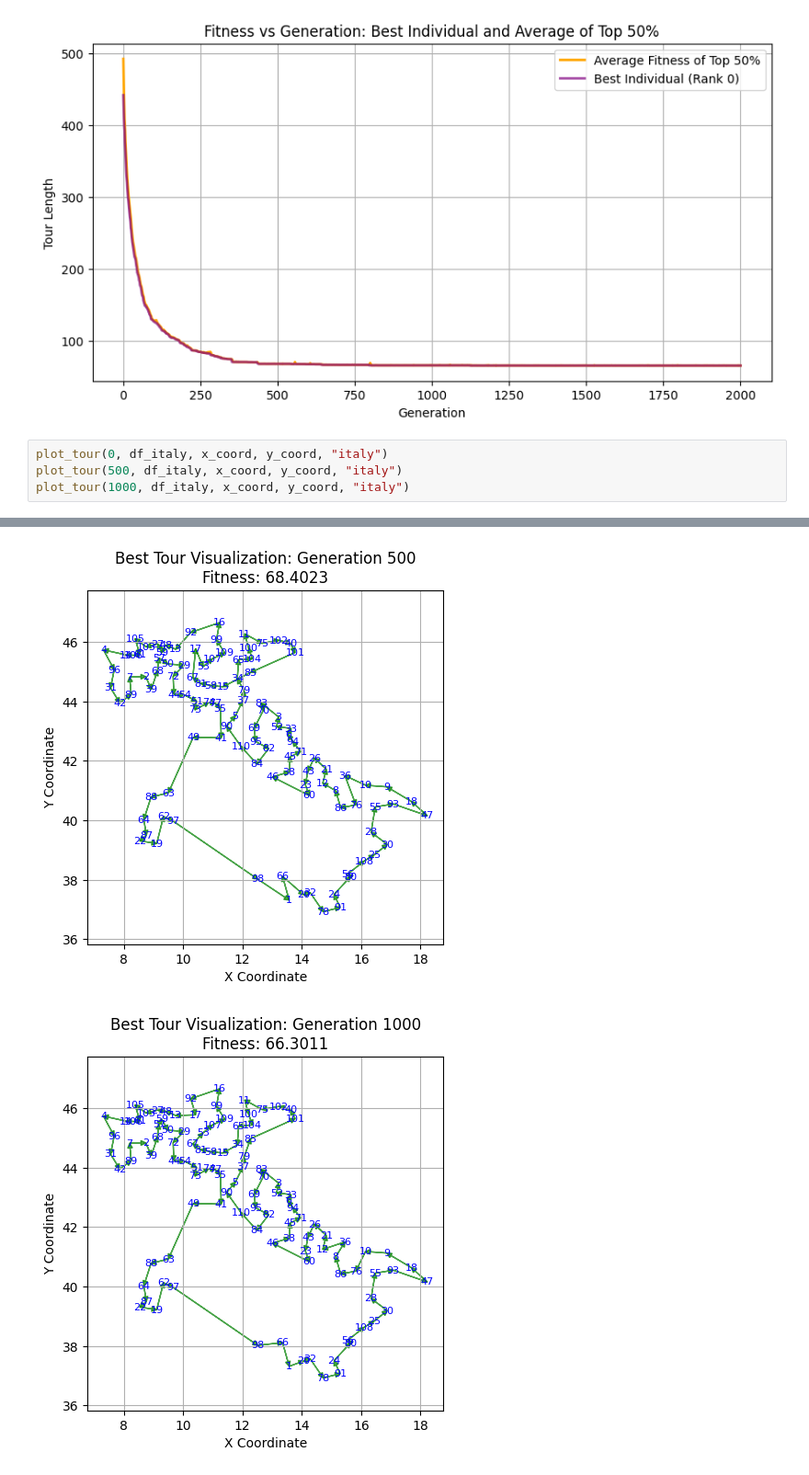
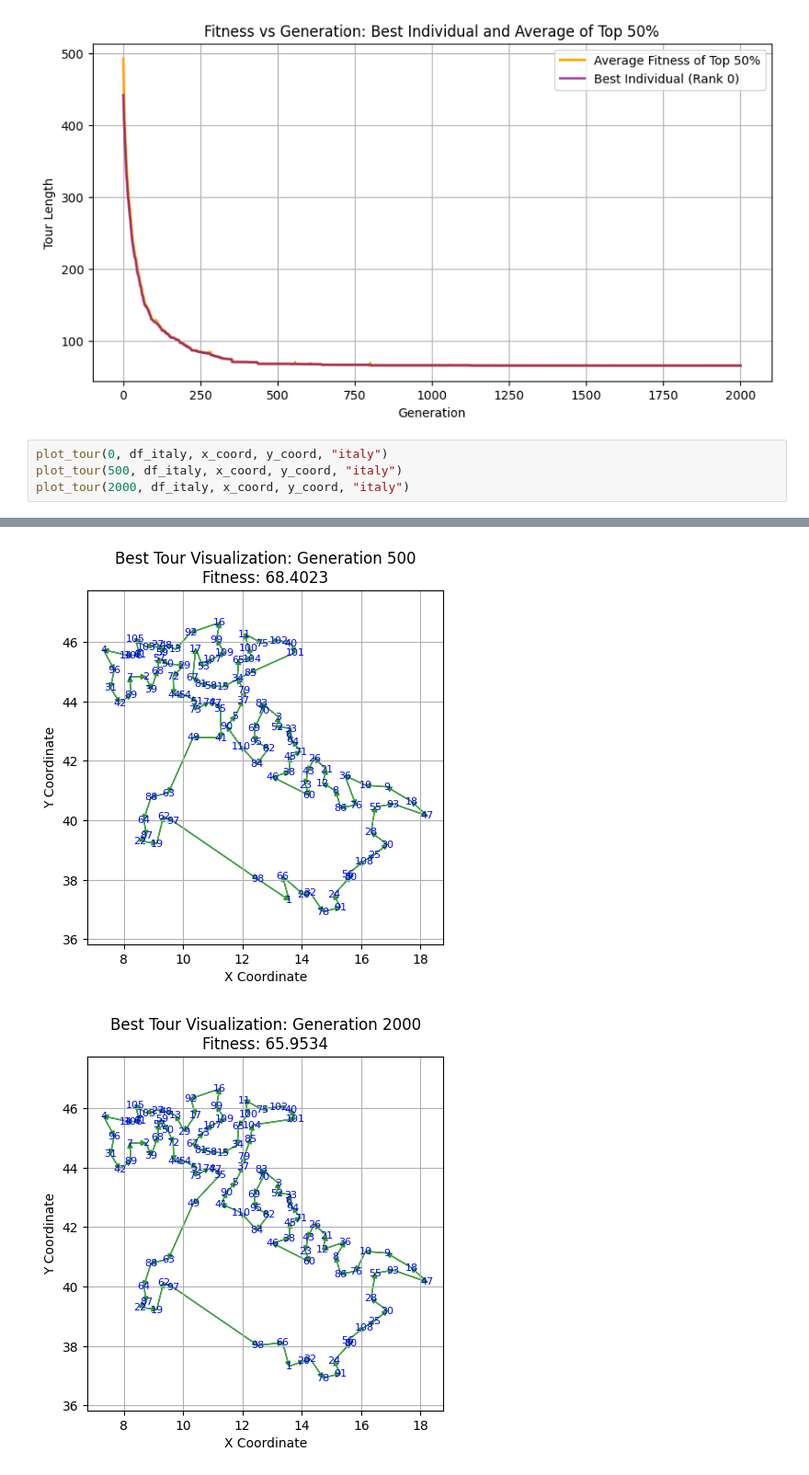
Before and after one commit to giuliagogna/NumericalSimulationLaboratory, a Jupyter notebook: Lab09/analysis09.ipynb, the cells around one changed output, grey strips where cells are left out. Shown at 92% size. Drawn from its saved outputs; the diff is of its cells as text.

```diff
--- a/Lab09/analysis09.ipynb
+++ b/Lab09/analysis09.ipynb
@@ -377,8 +377,8 @@ plot_fitness(df_italy)
 # %%
 plot_tour(0, df_italy, x_coord, y_coord, "italy")
 plot_tour(500, df_italy, x_coord, y_coord, "italy")
-plot_tour(1000, df_italy, x_coord, y_coord, "italy")
+plot_tour(2000, df_italy, x_coord, y_coord, "italy")
 # %% [output]
 [figure]
 [figure]
-[figure, old version]
+[figure, new version]
```
Also changed, not shown: parts of 7 cells of this notebook, 12 other files.
